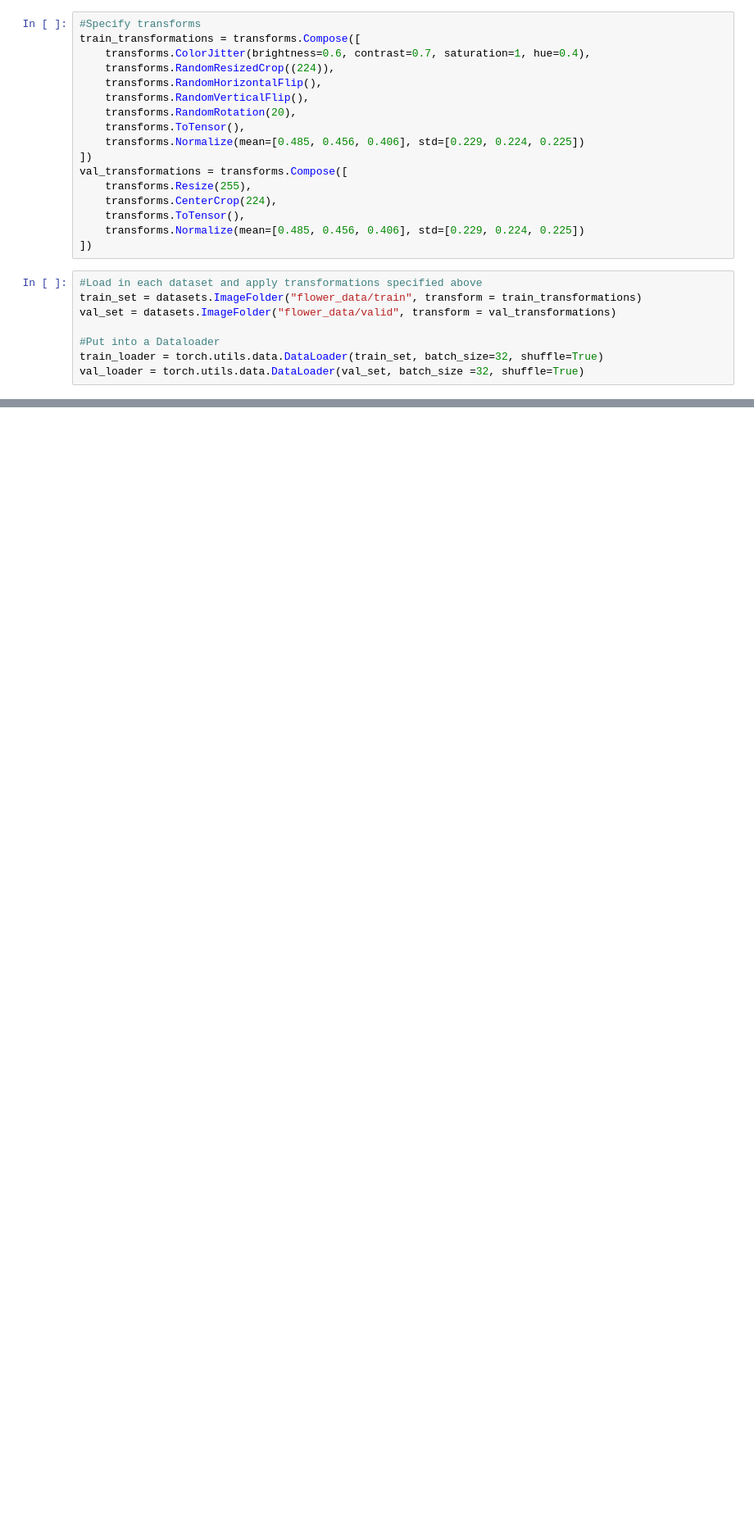
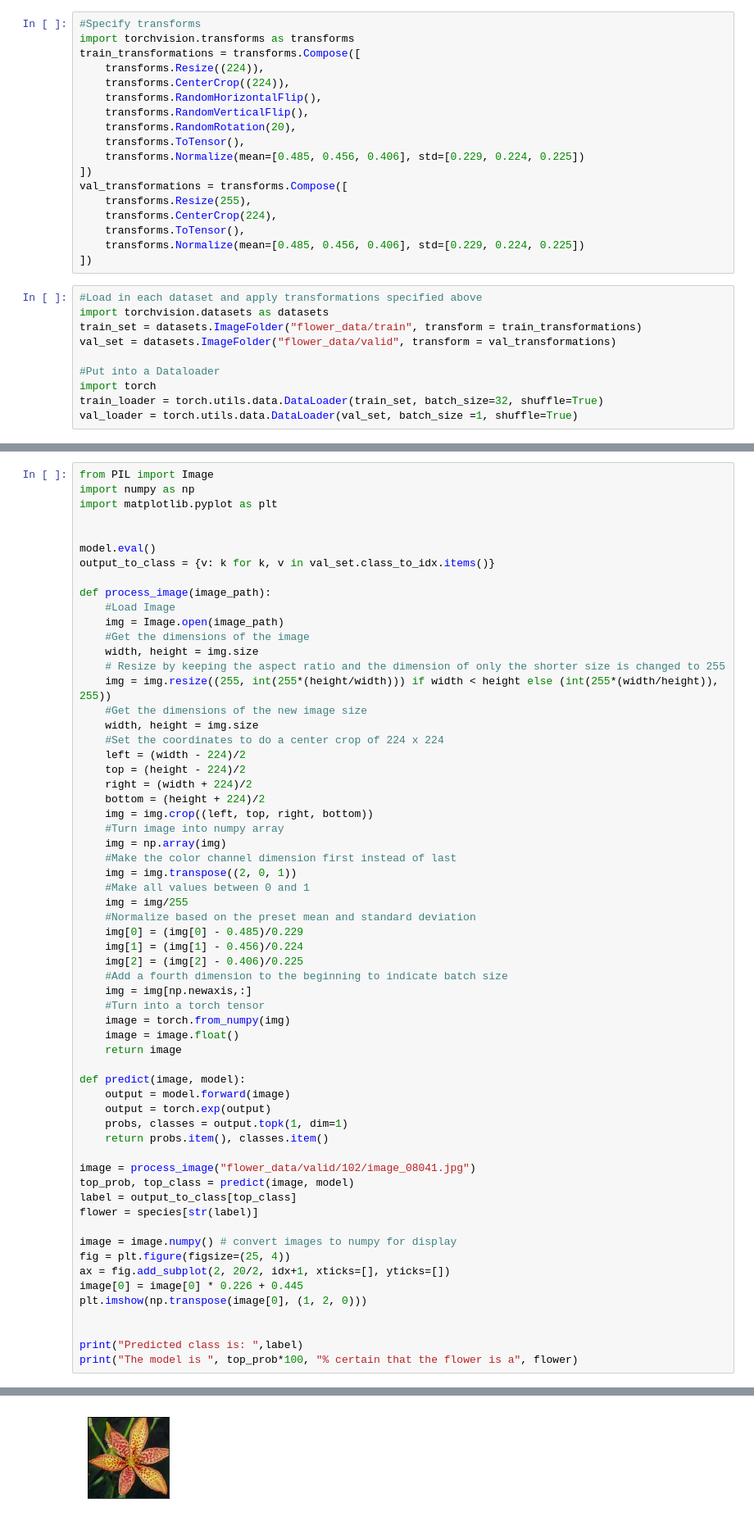
Before and after one commit to alexander-wu-aw/CNN_Image_Classifier_Pytorch, a Jupyter notebook: Pytorch CNN Image Classifier.ipynb, the cells around one changed output, grey strips where cells are left out. Shown: that part at 82% size. Cells and saved outputs as stored; diff of their text form; blank space fills up the shorter version.

```diff
--- a/Pytorch CNN Image Classifier.ipynb
+++ b/Pytorch CNN Image Classifier.ipynb
@@ -11,8 +12,9 @@ import numpy as np
 # %%
 #Specify transforms
+import torchvision.transforms as transforms
 train_transformations = transforms.Compose([
-    transforms.ColorJitter(brightness=0.6, contrast=0.7, saturation=1, hue=0.4),
-    transforms.RandomResizedCrop((224)),
+    transforms.Resize((224)),
+    transforms.CenterCrop((224)),
     transforms.RandomHorizontalFlip(),
     transforms.RandomVerticalFlip(),
     transforms.RandomRotation(20),
@@ -27,9 +29,11 @@ val_transformations = transforms.Compose([
 ])
 # %%
 #Load in each dataset and apply transformations specified above
+import torchvision.datasets as datasets
 train_set = datasets.ImageFolder("flower_data/train", transform = train_transformations)
 val_set = datasets.ImageFolder("flower_data/valid", transform = val_transformations)
 
 #Put into a Dataloader
+import torch
 train_loader = torch.utils.data.DataLoader(train_set, batch_size=32, shuffle=True)
-val_loader = torch.utils.data.DataLoader(val_set, batch_size =32, shuffle=True)
+val_loader = torch.utils.data.DataLoader(val_set, batch_size =1, shuffle=True)
@@ -150,0 +178,62 @@ for epoch in range(epochs):
+# %%
+from PIL import Image
+import numpy as np
+import matplotlib.pyplot as plt
+
+
+model.eval()
+output_to_class = {v: k for k, v in val_set.class_to_idx.items()}
+
+def process_image(image_path):
+    #Load Image
+    img = Image.open(image_path)
+    #Get the dimensions of the image
+    width, height = img.size
+    # Resize by keeping the aspect ratio and the dimension of only the shorter size is changed to 255
+    img = img.resize((255, int(255*(height/width))) if width < height else (int(255*(width/height)), 255))
+    #Get the dimensions of the new image size
+    width, height = img.size
+    #Set the coordinates to do a center crop of 224 x 224
+    left = (width - 224)/2
+    top = (height - 224)/2
+    right = (width + 224)/2
+    bottom = (height + 224)/2
+    img = img.crop((left, top, right, bottom))
+    #Turn image into numpy array
+    img = np.array(img)
+    #Make the color channel dimension first instead of last
+    img = img.transpose((2, 0, 1))
+    #Make all values between 0 and 1
+    img = img/255
+    #Normalize based on the preset mean and standard deviation
+    img[0] = (img[0] - 0.485)/0.229
+    img[1] = (img[1] - 0.456)/0.224
+    img[2] = (img[2] - 0.406)/0.225
+    #Add a fourth dimension to the beginning to indicate batch size
+    img = img[np.newaxis,:]
+    #Turn into a torch tensor
+    image = torch.from_numpy(img)
+    image = image.float()
+    return image
+
+def predict(image, model):
+    output = model.forward(image)
+    output = torch.exp(output)
+    probs, classes = output.topk(1, dim=1)
+    return probs.item(), classes.item()
+
+image = process_image("flower_data/valid/102/image_08041.jpg")
+top_prob, top_class = predict(image, model)
+label = output_to_class[top_class]
+flower = species[str(label)]
+
+image = image.numpy() # convert images to numpy for display
+fig = plt.figure(figsize=(25, 4))
+ax = fig.add_subplot(2, 20/2, idx+1, xticks=[], yticks=[])
+image[0] = image[0] * 0.226 + 0.445
+plt.imshow(np.transpose(image[0], (1, 2, 0)))
+
+
+print("Predicted class is: ",label)
+print("The model is ", top_prob*100, "% certain that the flower is a", flower)
+# %% [output]
@@ -150,0 +243 @@ for epoch in range(epochs):
+[figure, added]
```
Also changed, not shown: parts of 9 cells of this notebook.
